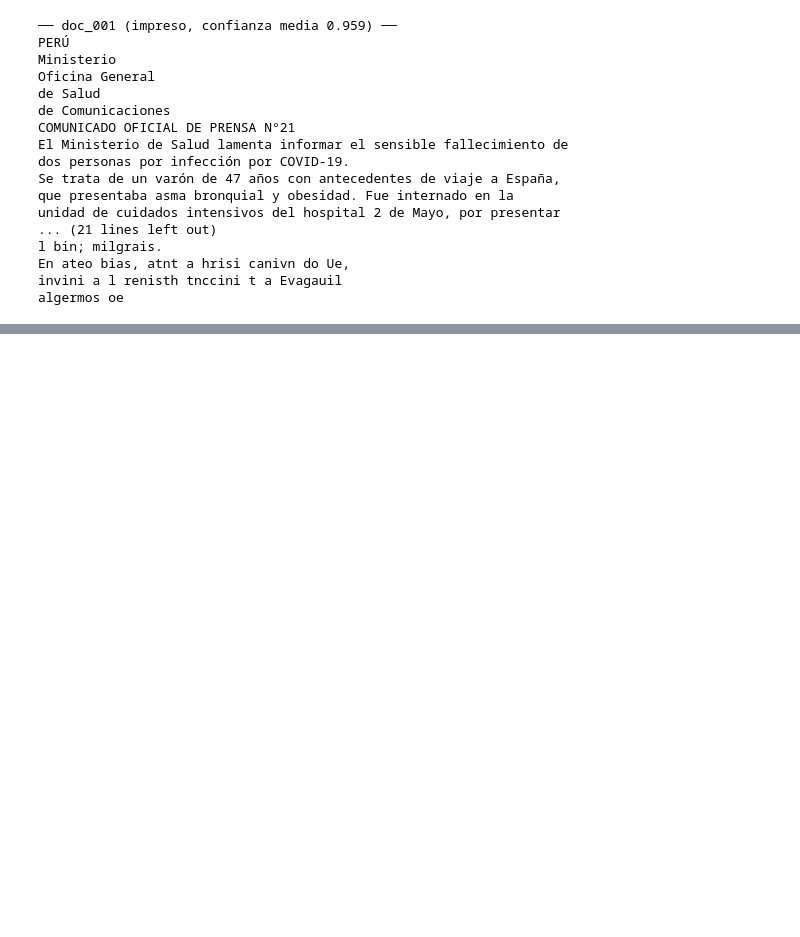
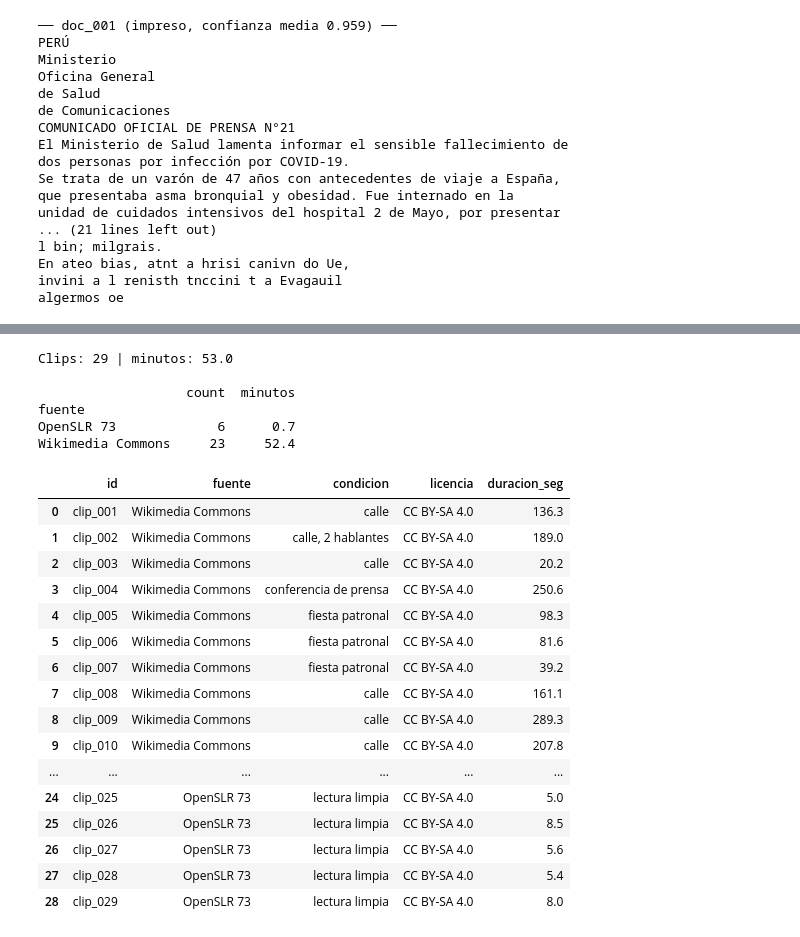
Before and after one commit to isabellaach/python-qlab, a Jupyter notebook: tarea_2/01_extraccion.ipynb, the cells around one changed output, grey strips where cells are left out. Saved outputs shown, nothing was run; the diff lists cells and outputs as text; code cells hidden in the pictures; blank space fills up the shorter version.

Commit message:
audio: corpus de 29 clips (53 min) con fuentes y licencias; voz.py de la Sesión 13
Co-Authored-By: Claude Opus 5.5 <noreply@anthropic.com>

```diff
--- a/tarea_2/01_extraccion.ipynb
+++ b/tarea_2/01_extraccion.ipynb
@@ -272,0 +476,38 @@ algermos oe
+# %%
+audios = pd.DataFrame(filas_audio)
+audios["duracion_seg"] = [round(sf.info(a).duration, 1) for a in audios["archivo"]]
+
+# fuentes.csv: se conservan las filas de documentos y se reemplazan las de audio
+fuentes = pd.read_csv(DATOS / "fuentes.csv")
+fuentes = pd.concat([fuentes[fuentes["modalidad"] == "documento"],
+                     audios.rename(columns={"condicion": "tipo"})[["id", "modalidad", "fuente_url", "licencia", "acceso", "tipo", "archivo", "titulo", "autor"]]],
+                    ignore_index=True)
+fuentes.to_csv(DATOS / "fuentes.csv", index=False)
+
+print(f"Clips: {len(audios)} | minutos: {audios['duracion_seg'].sum() / 60:.1f}\n")
+print(audios.groupby("fuente")["duracion_seg"].agg(["count", "sum"]).assign(minutos=lambda d: (d["sum"] / 60).round(1)).drop(columns="sum").to_string(), "\n")
+audios[["id", "fuente", "condicion", "licencia", "duracion_seg"]]
+# %% [output]
+Clips: 29 | minutos: 53.0
+
+                   count  minutos
+fuente
+OpenSLR 73             6      0.7
+Wikimedia Commons     23     52.4
+|  | id | fuente | condicion | licencia | duracion_seg |
+| 0 | clip_001 | Wikimedia Commons | calle | CC BY-SA 4.0 | 136.3 |
+| 1 | clip_002 | Wikimedia Commons | calle, 2 hablantes | CC BY-SA 4.0 | 189.0 |
+| 2 | clip_003 | Wikimedia Commons | calle | CC BY-SA 4.0 | 20.2 |
+| 3 | clip_004 | Wikimedia Commons | conferencia de prensa | CC BY-SA 4.0 | 250.6 |
+| 4 | clip_005 | Wikimedia Commons | fiesta patronal | CC BY-SA 4.0 | 98.3 |
+| 5 | clip_006 | Wikimedia Commons | fiesta patronal | CC BY-SA 4.0 | 81.6 |
+| 6 | clip_007 | Wikimedia Commons | fiesta patronal | CC BY-SA 4.0 | 39.2 |
+| 7 | clip_008 | Wikimedia Commons | calle | CC BY-SA 4.0 | 161.1 |
+| 8 | clip_009 | Wikimedia Commons | calle | CC BY-SA 4.0 | 289.3 |
+| 9 | clip_010 | Wikimedia Commons | calle | CC BY-SA 4.0 | 207.8 |
+| ... | ... | ... | ... | ... | ... |
+| 24 | clip_025 | OpenSLR 73 | lectura limpia | CC BY-SA 4.0 | 5.0 |
+| 25 | clip_026 | OpenSLR 73 | lectura limpia | CC BY-SA 4.0 | 8.5 |
+| 26 | clip_027 | OpenSLR 73 | lectura limpia | CC BY-SA 4.0 | 5.6 |
+| 27 | clip_028 | OpenSLR 73 | lectura limpia | CC BY-SA 4.0 | 5.4 |
+| 28 | clip_029 | OpenSLR 73 | lectura limpia | CC BY-SA 4.0 | 8.0 |
```
Also changed, not shown: parts of 4 cells of this notebook, 2 other files.
